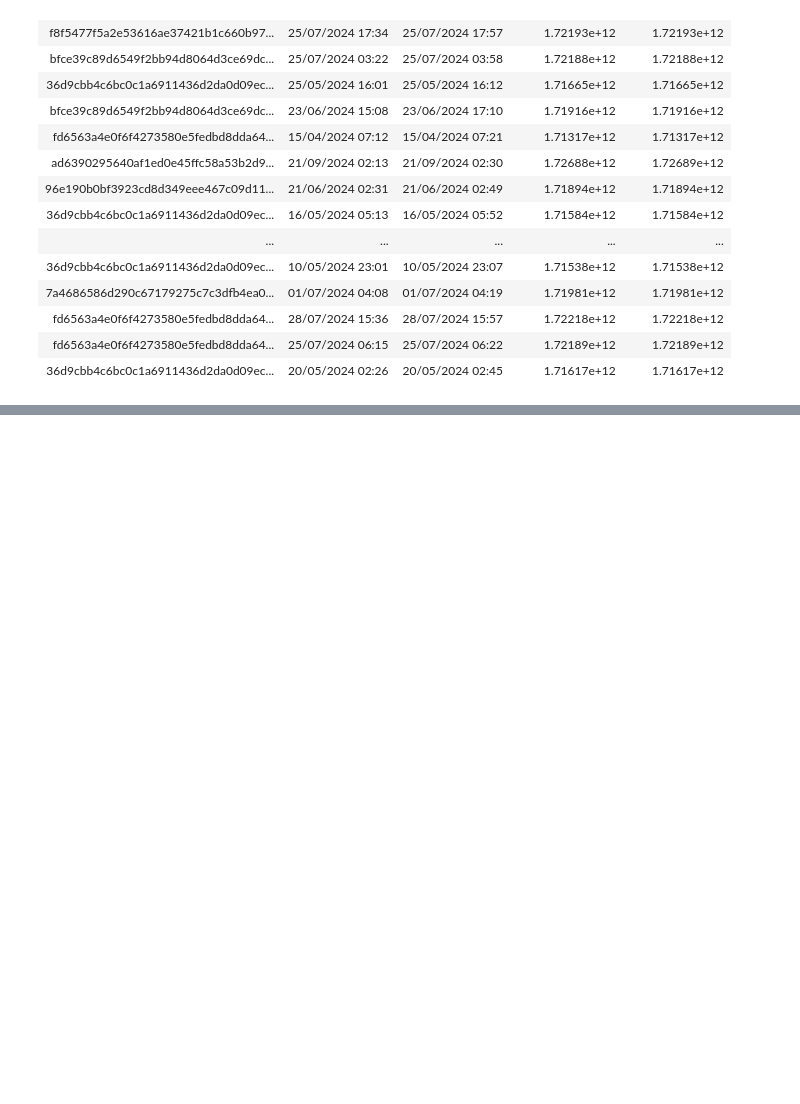
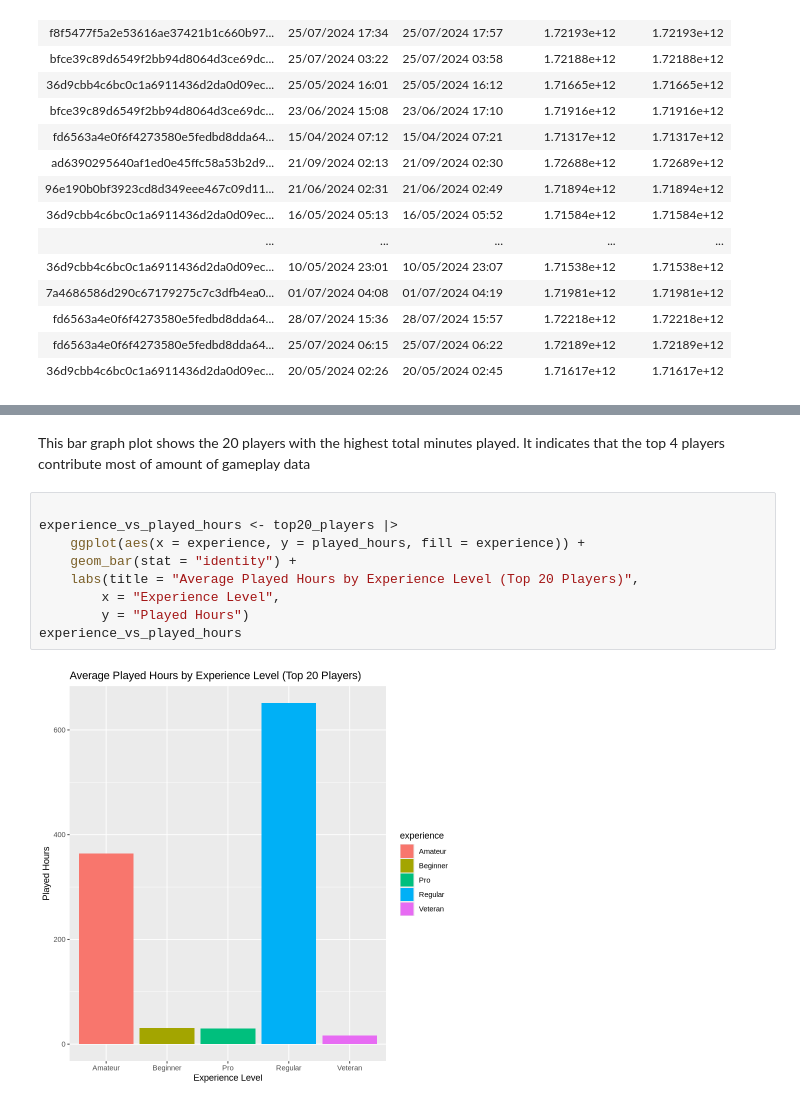
Before and after one commit to yeesmn/dsci-100-2025w1-group-24, a Jupyter notebook: data_science_project(planning_stage).ipynb, the cells around one changed output, grey strips where cells are left out. Cells and saved outputs as stored; diff of their text form; blank space fills up the shorter version.

```diff
--- a/data_science_project(planning_stage).ipynb
+++ b/data_science_project(planning_stage).ipynb
@@ -76,0 +259,14 @@ A spec_tbl_df: 1535 × 5
+# %% [markdown]
+This bar graph plot shows the 20 players with the highest total minutes played.
+It indicates that the top 4 players contribute most of amount of gameplay data
+# %%
+
+experience_vs_played_hours <- top20_players |>
+    ggplot(aes(x = experience, y = played_hours, fill = experience)) +
+    geom_bar(stat = "identity") +
+    labs(title = "Average Played Hours by Experience Level (Top 20 Players)",
+        x = "Experience Level",
+        y = "Played Hours")
+experience_vs_played_hours
+# %% [output]
+[figure, added]
```
Also changed, not shown: parts of 25 cells of this notebook.
